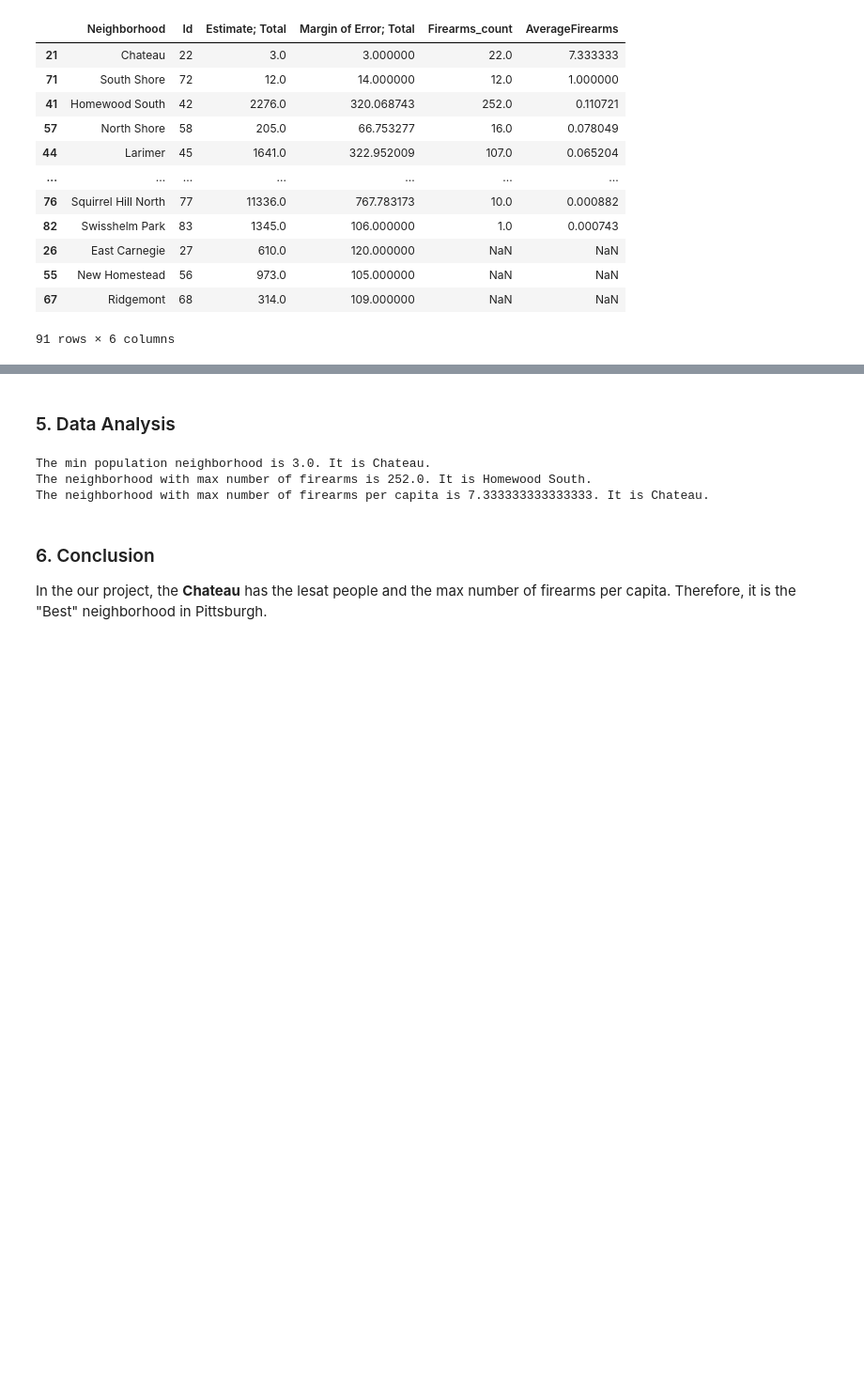
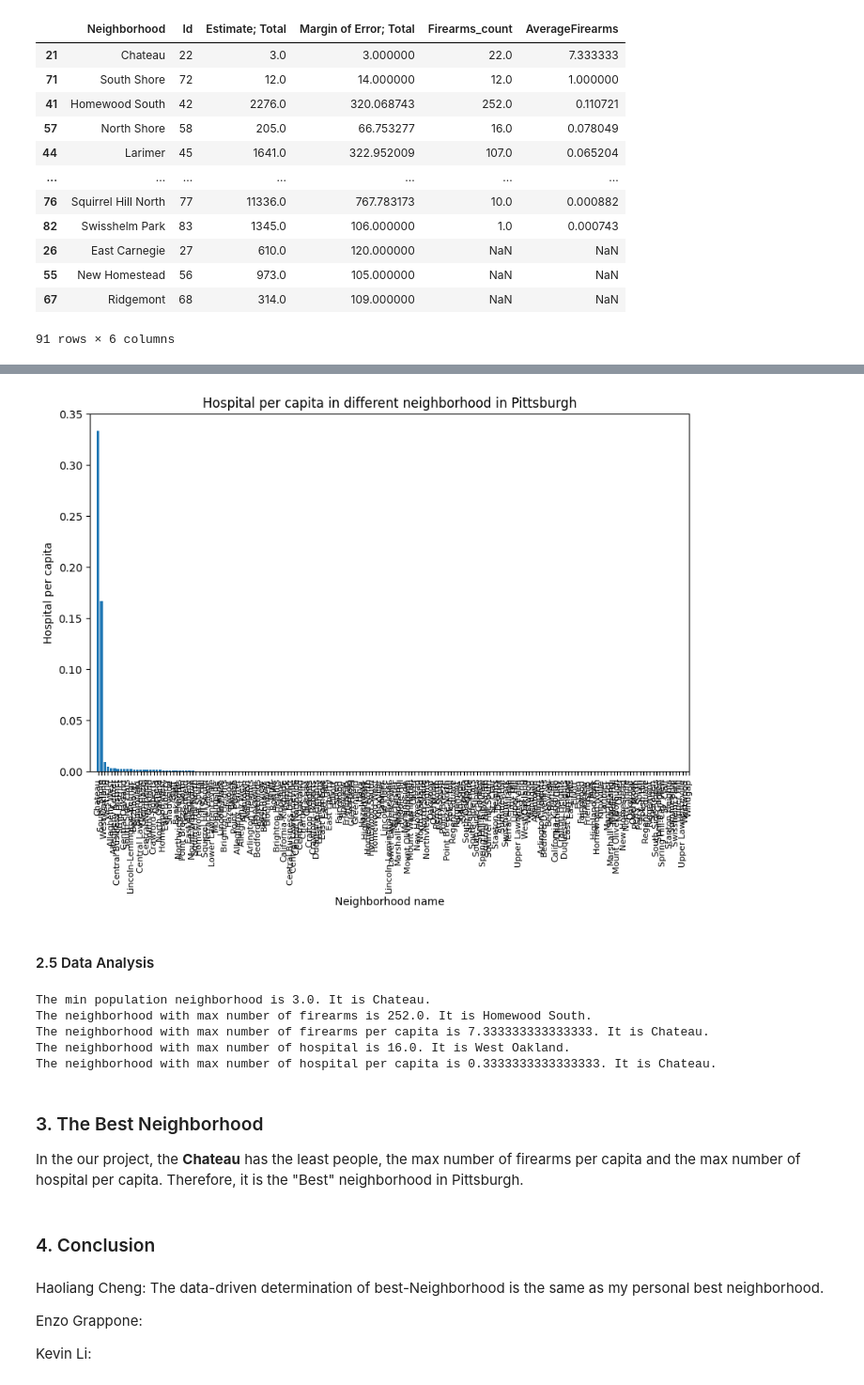
Before and after one commit to HaoliangCheng/CGL, a Jupyter notebook: Final.ipynb, the cells around one changed output, grey strips where cells are left out. Shown at 94% size. Drawn from its saved outputs; the diff is of its cells as text; code cells hidden in the pictures; blank space fills up the shorter version.

```diff
--- a/Final.ipynb
+++ b/Final.ipynb
@@ -57,5 +106,17 @@ plt.show()
+# %%
+df_total_hospitalSort=df_total.sort_values(['AverageHospital'], ascending=False)
+fig = plt.figure(figsize=(10, 6))
+plt.bar(range(len(df_total_hospitalSort['Neighborhood'])),df_total_hospitalSort['AverageHospital'], align = 'center')
+plt.xticks(range(len(df_total_hospitalSort['Neighborhood'])), df_total_hospitalSort['Neighborhood'],\
+               rotation = 90, fontsize = 8)
+plt.xlabel('Neighborhood name')
+plt.ylabel('Hospital per capita')
+plt.title('Hospital per capita in different neighborhood in Pittsburgh')
+plt.show()
+# %% [output]
+[figure, added]
 # %% [markdown]
-### 5. Data Analysis
+#### 2.5 Data Analysis
 # %%
 min_population=df_averagefirearms_sorted['Estimate; Total'].min()
 print("The min population neighborhood is "+str(min_population)+". It is Chateau.")
@@ -63,11 +124,26 @@ max_firearms=df_averagefirearms_sorted['Firearms_count'].max()
 print("The neighborhood with max number of firearms is "+str(max_firearms)+". It is Homewood South.")
 max_average_firearms=df_averagefirearms_sorted['AverageFirearms'].max()
 print("The neighborhood with max number of firearms per capita is "+str(max_average_firearms)+". It is Chateau.")
+
+max_hospital=df_averagehospital_sorted['Hospital_count'].max()
+print("The neighborhood with max number of hospital is "+str(max_hospital)+". It is West Oakland.")
+max_average_hospital=df_averagehospital_sorted['AverageHospital'].max()
+print("The neighborhood with max number of hospital per capita is "+str(max_average_hospital)+". It is Chateau.")
 # %% [output]
 The min population neighborhood is 3.0. It is Chateau.
 The neighborhood with max number of firearms is 252.0. It is Homewood South.
 The neighborhood with max number of firearms per capita is 7.333333333333333. It is Chateau.
+The neighborhood with max number of hospital is 16.0. It is West Oakland.
+The neighborhood with max number of hospital per capita is 0.3333333333333333. It is Chateau.
 # %% [markdown]
-### 6. Conclusion
-In the our project, the **Chateau** has the lesat people and the max number of firearms per capita.
+### 3. The Best Neighborhood
+In the our project, the **Chateau** has the least people, the max number of firearms per capita and the max number of hospital per capita.
 Therefore, it is the "Best" neighborhood in Pittsburgh.
+# %% [markdown]
+### 4. Conclusion
+# %% [markdown]
+Haoliang Cheng: The data-driven determination of best-Neighborhood is the same as my personal best neighborhood.
+
+Enzo Grappone:
+
+Kevin Li:
```
Also changed, not shown: parts of 11 cells of this notebook.
